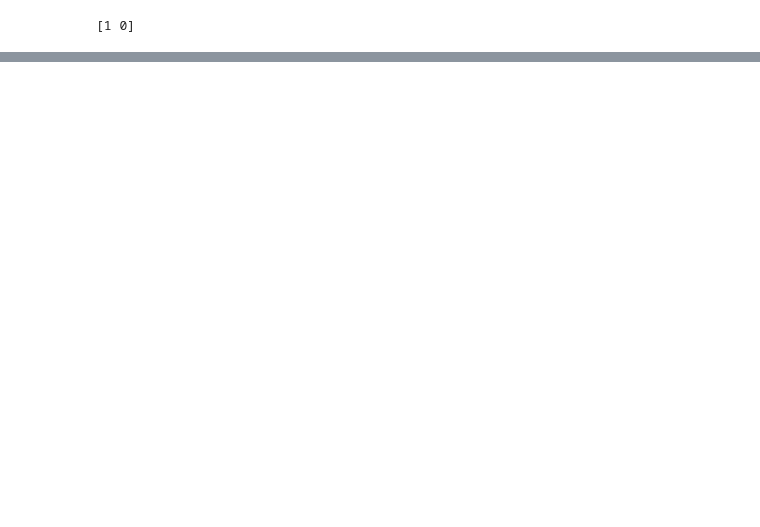
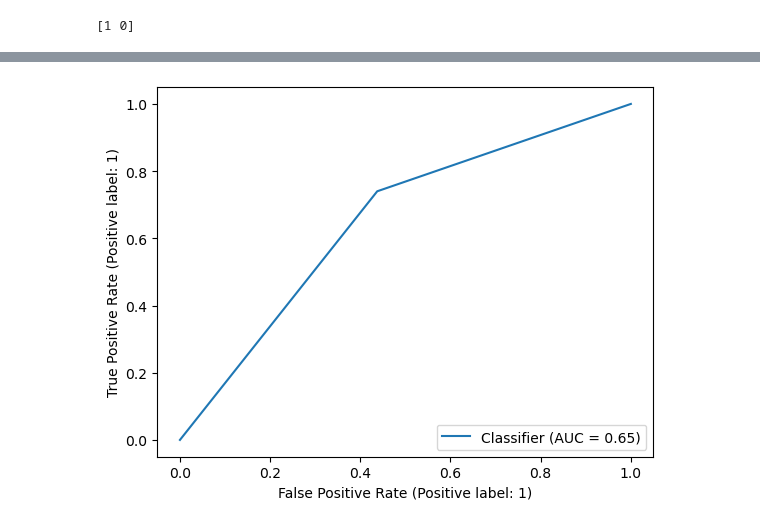
Before and after one commit to mariajimenezvargas/Analisis-de-Datos, a Jupyter notebook: Entrega_Final.ipynb, the cells around one changed output, grey strips where cells are left out. Cells and saved outputs as stored; diff of their text form; code cells hidden in the pictures; blank space fills up the shorter version.

```diff
--- a/Entrega_Final.ipynb
+++ b/Entrega_Final.ipynb
@@ -223,0 +245,6 @@ NameError: name 'Prediccion' is not defined
+# %%
+from sklearn.metrics import RocCurveDisplay
+RocCurveDisplay.from_predictions(N_test, Prediccion)
+plt.show()
+# %% [output]
+[figure, added]
```
Also changed, not shown: parts of 21 cells of this notebook.
